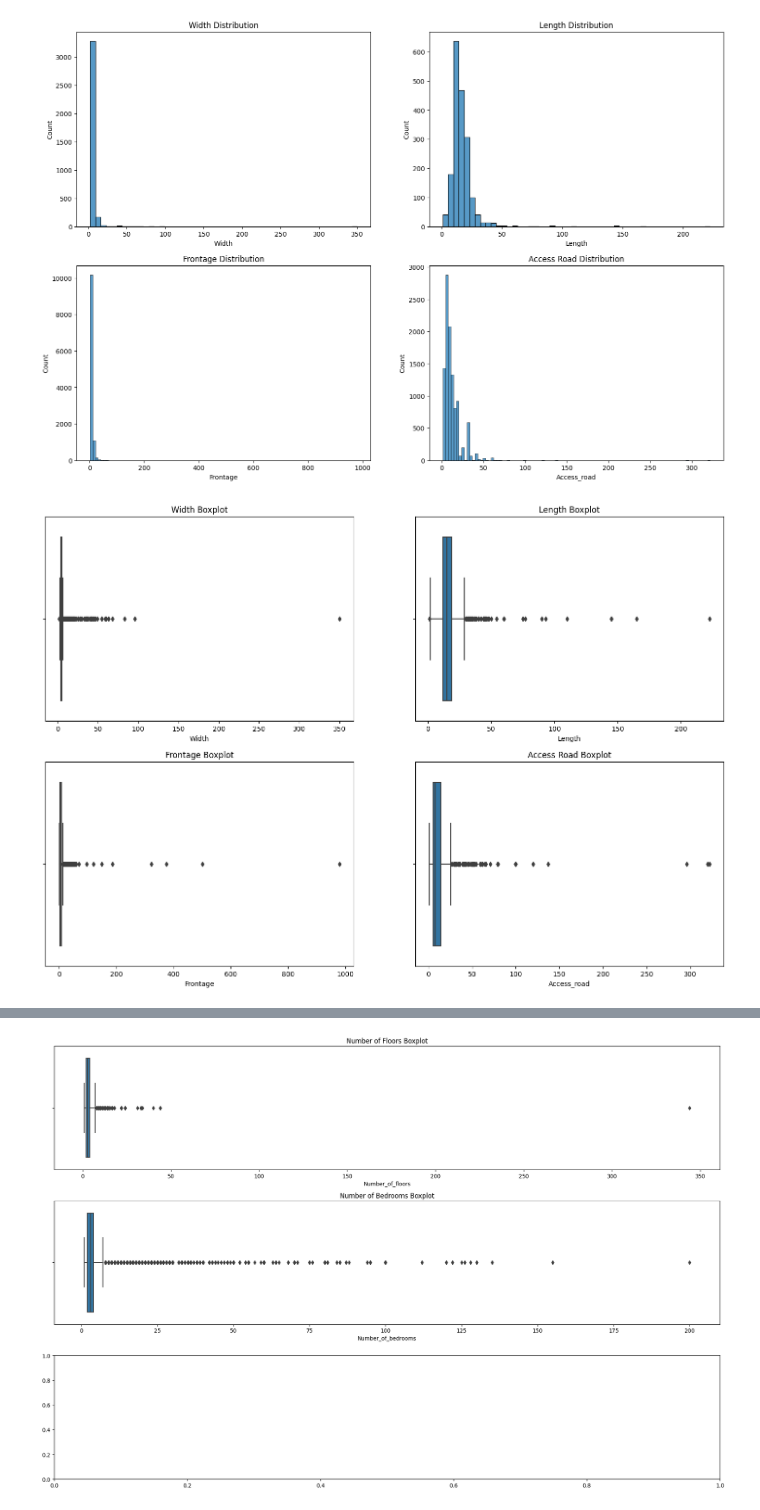
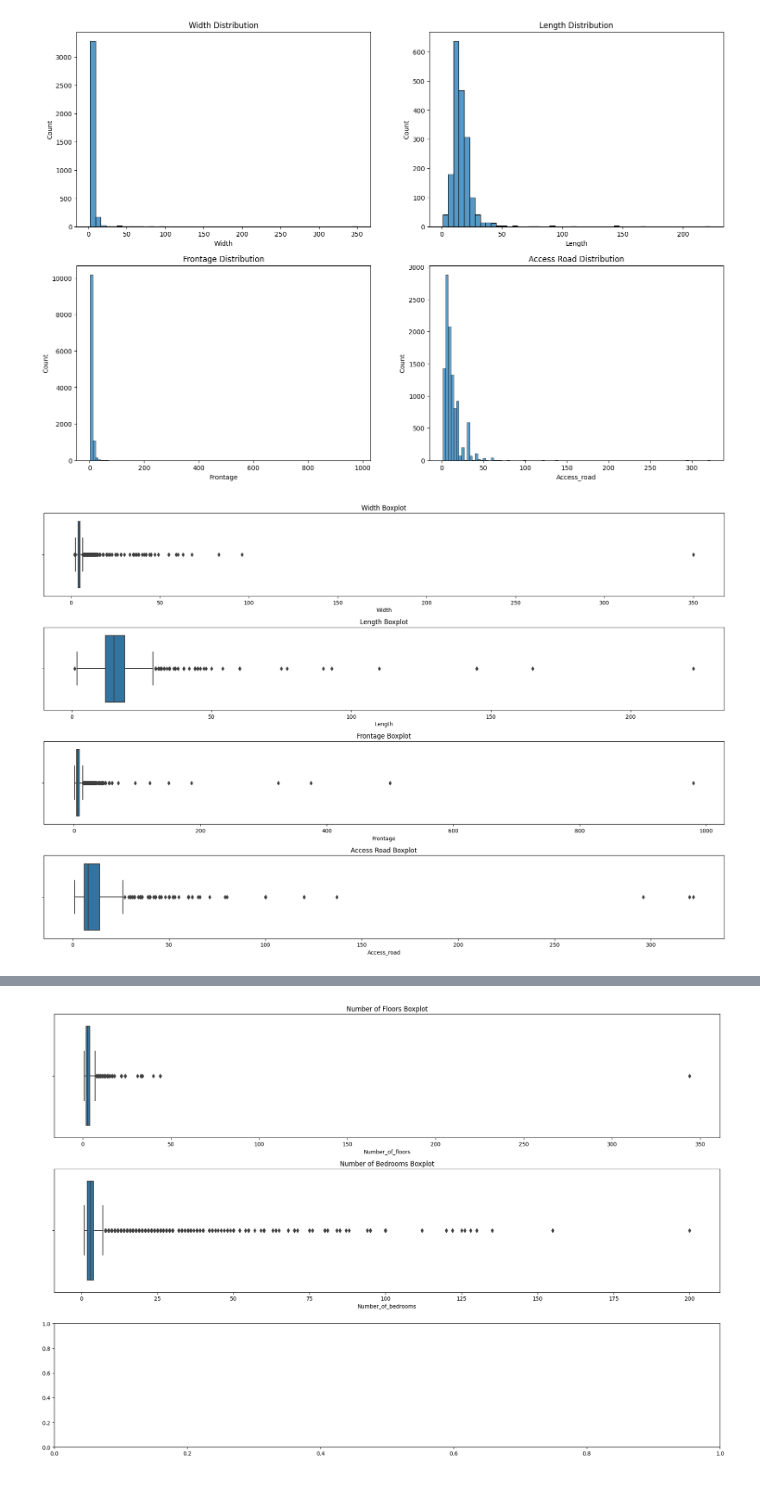
Before and after one commit to nldhuyen0047/real_estate_project, a Jupyter notebook: real_estate.ipynb, the cells around one changed output, grey strips where cells are left out. Cells and saved outputs as stored; diff of their text form; code cells hidden in the pictures.

```diff
--- a/real_estate.ipynb
+++ b/real_estate.ipynb
@@ -297,23 +297,24 @@ plt.show()
 # %% [output]
 [figure]
 # %%
-fig, axes = plt.subplots(2, 2, figsize=(18, 12))
+fig, axes = plt.subplots(4, 1, figsize=(18, 12))
 
-sns.boxplot(data=real_estate_df, x="Width", ax=axes[0, 0])
-axes[0, 0].set_title("Width Boxplot")
+sns.boxplot(data=real_estate_df, x="Width", ax=axes[0])
+axes[0].set_title("Width Boxplot")
 
-sns.boxplot(data=real_estate_df, x="Length", ax=axes[0, 1])
-axes[0, 1].set_title("Length Boxplot")
+sns.boxplot(data=real_estate_df, x="Length", ax=axes[1])
+axes[1].set_title("Length Boxplot")
 
-sns.boxplot(data=real_estate_df, x="Frontage", ax=axes[1, 0])
-axes[1, 0].set_title("Frontage Boxplot")
+sns.boxplot(data=real_estate_df, x="Frontage", ax=axes[2])
+axes[2].set_title("Frontage Boxplot")
 
-sns.boxplot(data=real_estate_df, x="Access_road", ax=axes[1, 1])
-axes[1, 1].set_title("Access Road Boxplot")
+sns.boxplot(data=real_estate_df, x="Access_road", ax=axes[3])
+axes[3].set_title("Access Road Boxplot")
 
+plt.tight_layout()
 plt.show()
 # %% [output]
-[figure, old version]
+[figure, new version]
 # %%
 fig, axes = plt.subplots(1, 3, figsize=(18, 12))
 
```
Also changed, not shown: parts of 5 cells of this notebook.
